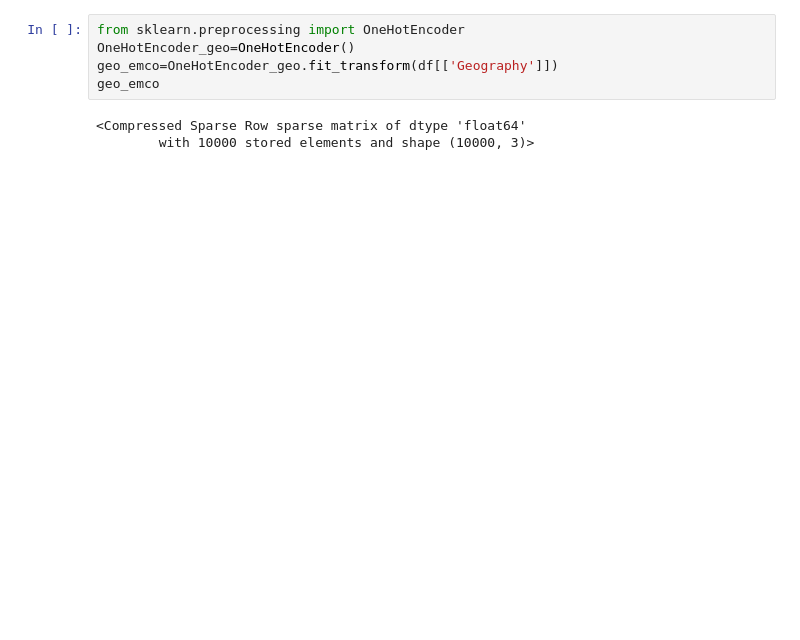
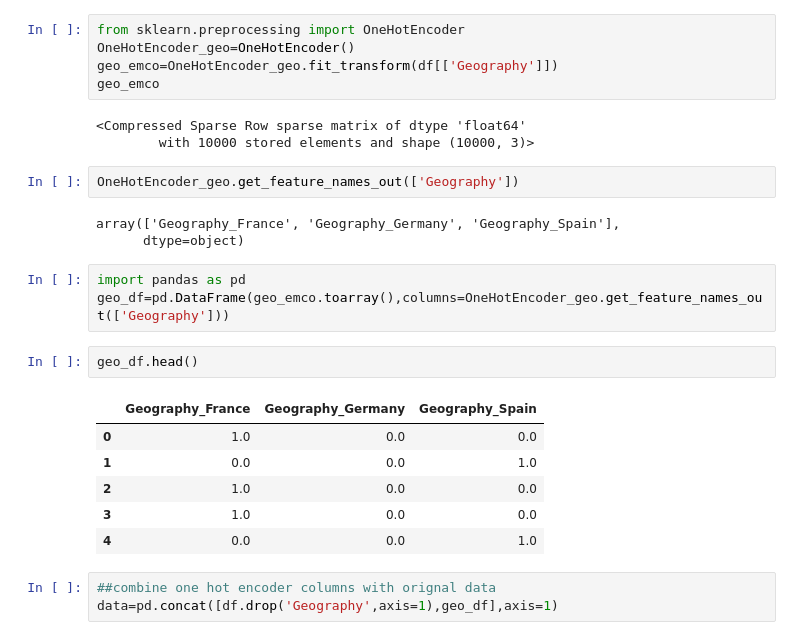
Before and after one commit to A4anas3/Deep-Learning, a Jupyter notebook: experiments.ipynb, the cells around one changed output. Drawn from its saved outputs; the diff is of its cells as text; blank space fills up the shorter version.

```diff
--- a/experiments.ipynb
+++ b/experiments.ipynb
@@ -45,3 +45,23 @@ geo_emco
 # %% [output]
 <Compressed Sparse Row sparse matrix of dtype 'float64'
         with 10000 stored elements and shape (10000, 3)>
+# %%
+OneHotEncoder_geo.get_feature_names_out(['Geography'])
+# %% [output]
+array(['Geography_France', 'Geography_Germany', 'Geography_Spain'],
+      dtype=object)
+# %%
+import pandas as pd
+geo_df=pd.DataFrame(geo_emco.toarray(),columns=OneHotEncoder_geo.get_feature_names_out(['Geography']))
+# %%
+geo_df.head()
+# %% [output]
+|  | Geography_France | Geography_Germany | Geography_Spain |
+| 0 | 1.0 | 0.0 | 0.0 |
+| 1 | 0.0 | 0.0 | 1.0 |
+| 2 | 1.0 | 0.0 | 0.0 |
+| 3 | 1.0 | 0.0 | 0.0 |
+| 4 | 0.0 | 0.0 | 1.0 |
+# %%
+##combine one hot encoder columns with orignal data
+data=pd.concat([df.drop('Geography',axis=1),geo_df],axis=1)
```
Also changed, not shown: parts of 22 cells of this notebook, 12 other files.
